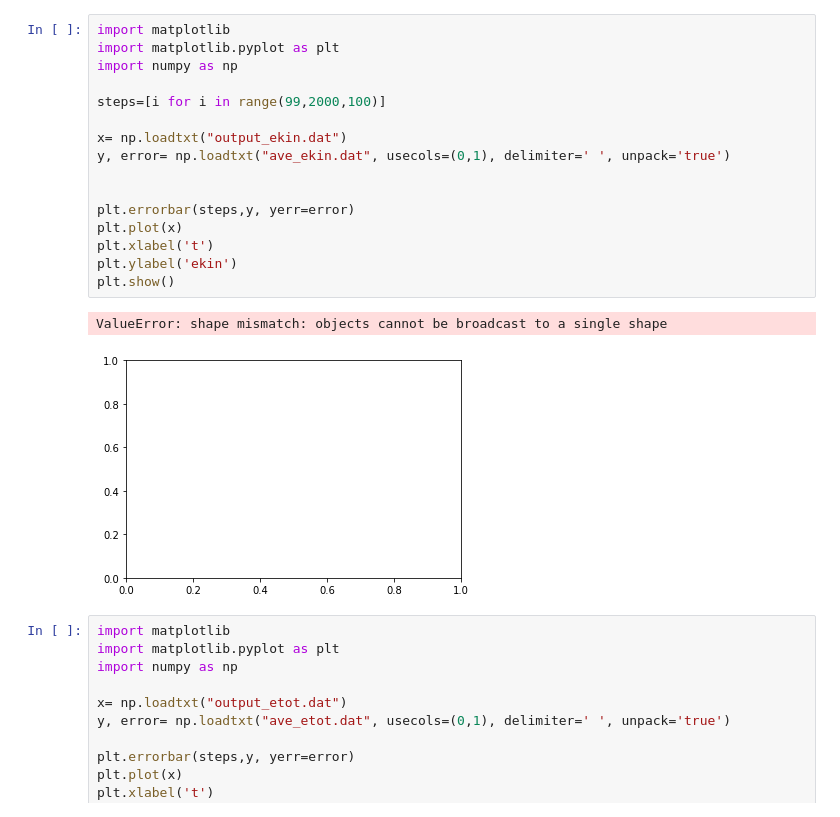
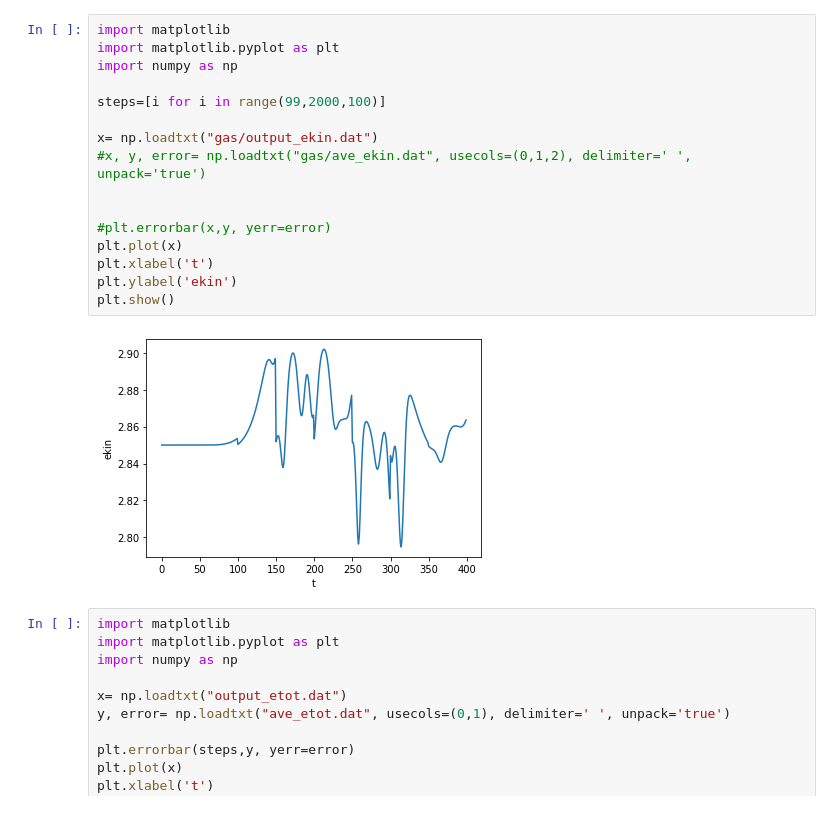
Before and after one commit to mcaresein/NSL-Exercises, a Jupyter notebook: Esercizio04/Untitled.ipynb, the cells around one changed output. Saved outputs shown, nothing was run; the diff lists cells and outputs as text.

```diff
--- a/Esercizio04/Untitled.ipynb
+++ b/Esercizio04/Untitled.ipynb
@@ -1,22 +1,21 @@
 # %%
 import matplotlib
 import matplotlib.pyplot as plt
 import numpy as np
 
 steps=[i for i in range(99,2000,100)]
 
-x= np.loadtxt("output_ekin.dat")
-y, error= np.loadtxt("ave_ekin.dat", usecols=(0,1), delimiter=' ', unpack='true')
+x= np.loadtxt("gas/output_ekin.dat")
+#x, y, error= np.loadtxt("gas/ave_ekin.dat", usecols=(0,1,2), delimiter=' ', unpack='true')
 
 
-plt.errorbar(steps,y, yerr=error)
+#plt.errorbar(x,y, yerr=error)
 plt.plot(x)
 plt.xlabel('t')
 plt.ylabel('ekin')
 plt.show()
 # %% [output]
-ValueError: shape mismatch: objects cannot be broadcast to a single shape
-[figure, old version]
+[figure, new version]
 # %%
 import matplotlib
 import matplotlib.pyplot as plt
```
Also changed, not shown: 25 other files.
